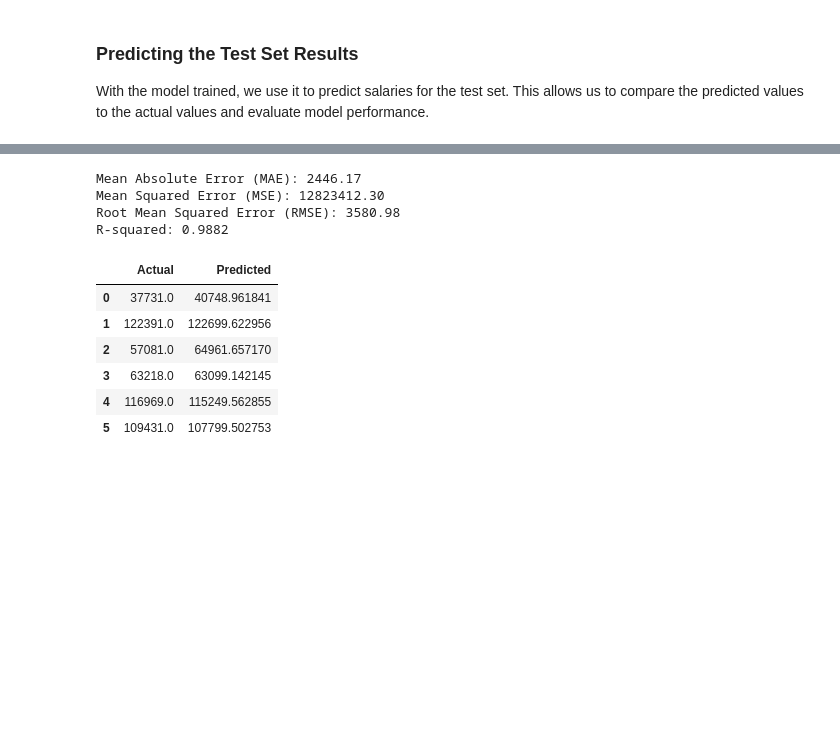
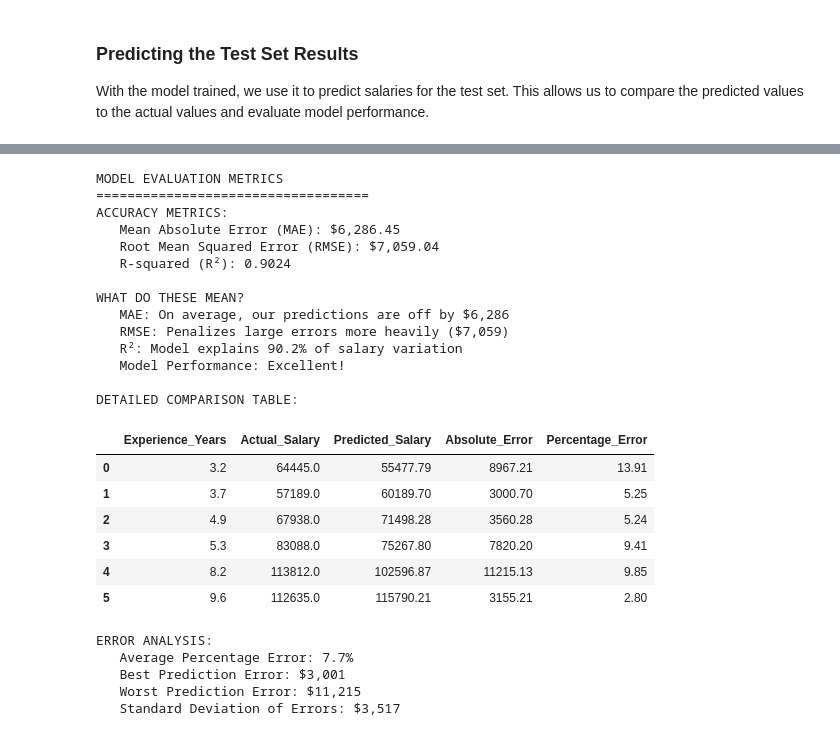
Before and after one commit to Morobang/machine-learning-journey, a Jupyter notebook: 01_supervised_learning/01_regression/notebooks/01_simple_linear_regression.ipynb, the cells around one changed output, grey strips where cells are left out. Cells and saved outputs as stored; diff of their text form; code cells hidden in the pictures; blank space fills up the shorter version.

```diff
--- a/01_supervised_learning/01_regression/notebooks/01_simple_linear_regression.ipynb
+++ b/01_supervised_learning/01_regression/notebooks/01_simple_linear_regression.ipynb
@@ -710,67 +390,82 @@ if len(y_pred) > 10:
 # %%
-# 📏 Comprehensive Model Evaluation
+# Comprehensive Model Evaluation
 from sklearn.metrics import mean_absolute_error, mean_squared_error, r2_score
 
-print("📏 MODEL EVALUATION METRICS")
+print("MODEL EVALUATION METRICS")
 print("="*35)
 
 # Calculate evaluation metrics
 mae = mean_absolute_error(y_test, y_pred)
 mse = mean_squared_error(y_test, y_pred)
 rmse = np.sqrt(mse)
 r2 = r2_score(y_test, y_pred)
 
-print("🎯 ACCURACY METRICS:")
-print(f"   📊 Mean Absolute Error (MAE): ${mae:,.2f}")
-print(f"   📊 Root Mean Squared Error (RMSE): ${rmse:,.2f}")
-print(f"   📊 R-squared (R²): {r2:.4f}")
+print("ACCURACY METRICS:")
+print(f"   Mean Absolute Error (MAE): ${mae:,.2f}")
+print(f"   Root Mean Squared Error (RMSE): ${rmse:,.2f}")
+print(f"   R-squared (R²): {r2:.4f}")
 
-print(f"\n💡 WHAT DO THESE MEAN?")
-print(f"   📊 MAE: On average, our predictions are off by ${mae:,.0f}")
-print(f"   📊 RMSE: Penalizes large errors more heavily (${rmse:,.0f})")
-print(f"   📊 R²: Model explains {r2*100:.1f}% of salary variation")
+print(f"\nWHAT DO THESE MEAN?")
+print(f"   MAE: On average, our predictions are off by ${mae:,.0f}")
+print(f"   RMSE: Penalizes large errors more heavily (${rmse:,.0f})")
+print(f"   R²: Model explains {r2*100:.1f}% of salary variation")
 
 # Interpret R-squared
 if r2 > 0.9:
-    r2_interpretation = "Excellent! 🌟"
+    r2_interpretation = "Excellent!"
 elif r2 > 0.7:
-    r2_interpretation = "Good! 👍"
+    r2_interpretation = "Good!"
 elif r2 > 0.5:
-    r2_interpretation = "Moderate 👌"
+    r2_interpretation = "Moderate"
 else:
-    r2_interpretation = "Needs improvement 📈"
+    r2_interpretation = "Needs improvement"
 
-print(f"   📈 Model Performance: {r2_interpretation}")
+print(f"   Model Performance: {r2_interpretation}")
 
 # Create comparison DataFrame
-print(f"\n📋 DETAILED COMPARISON TABLE:")
+print(f"\nDETAILED COMPARISON TABLE:")
 results_df = pd.DataFrame({
     'Experience_Years': X_test.iloc[:, 0].values,
     'Actual_Salary': y_test.values,
     'Predicted_Salary': y_pred,
     'Absolute_Error': np.abs(y_test.values - y_pred),
     'Percentage_Error': np.abs(y_test.values - y_pred) / y_test.values * 100
 })
 
 # Sort by experience for better readability
 results_df = results_df.sort_values('Experience_Years').reset_index(drop=True)
 display(results_df.round(2))
 
 # Summary statistics
-print(f"\n📈 ERROR ANALYSIS:")
-print(f"   🎯 Average Percentage Error: {results_df['Percentage_Error'].mean():.1f}%")
-print(f"   📊 Best Prediction Error: ${results_df['Absolute_Error'].min():,.0f}")
-print(f"   📊 Worst Prediction Error: ${results_df['Absolute_Error'].max():,.0f}")
-print(f"   📏 Standard Deviation of Errors: ${results_df['Absolute_Error'].std():,.0f}")
+print(f"\nERROR ANALYSIS:")
+print(f"   Average Percentage Error: {results_df['Percentage_Error'].mean():.1f}%")
+print(f"   Best Prediction Error: ${results_df['Absolute_Error'].min():,.0f}")
+print(f"   Worst Prediction Error: ${results_df['Absolute_Error'].max():,.0f}")
+print(f"   Standard Deviation of Errors: ${results_df['Absolute_Error'].std():,.0f}")
 # %% [output]
-Mean Absolute Error (MAE): 2446.17
-Mean Squared Error (MSE): 12823412.30
-Root Mean Squared Error (RMSE): 3580.98
-R-squared: 0.9882
+MODEL EVALUATION METRICS
+===================================
+ACCURACY METRICS:
+   Mean Absolute Error (MAE): $6,286.45
+   Root Mean Squared Error (RMSE): $7,059.04
+   R-squared (R²): 0.9024
+
+WHAT DO THESE MEAN?
+   MAE: On average, our predictions are off by $6,286
+   RMSE: Penalizes large errors more heavily ($7,059)
+   R²: Model explains 90.2% of salary variation
+   Model Performance: Excellent!
+
+DETAILED COMPARISON TABLE:
-|  | Actual | Predicted |
-| 0 | 37731.0 | 40748.961841 |
-| 1 | 122391.0 | 122699.622956 |
-| 2 | 57081.0 | 64961.657170 |
-| 3 | 63218.0 | 63099.142145 |
-| 4 | 116969.0 | 115249.562855 |
-| 5 | 109431.0 | 107799.502753 |
+|  | Experience_Years | Actual_Salary | Predicted_Salary | Absolute_Error | Percentage_Error |
+| 0 | 3.2 | 64445.0 | 55477.79 | 8967.21 | 13.91 |
+| 1 | 3.7 | 57189.0 | 60189.70 | 3000.70 | 5.25 |
+| 2 | 4.9 | 67938.0 | 71498.28 | 3560.28 | 5.24 |
+| 3 | 5.3 | 83088.0 | 75267.80 | 7820.20 | 9.41 |
+| 4 | 8.2 | 113812.0 | 102596.87 | 11215.13 | 9.85 |
+| 5 | 9.6 | 112635.0 | 115790.21 | 3155.21 | 2.80 |
+ERROR ANALYSIS:
+   Average Percentage Error: 7.7%
+   Best Prediction Error: $3,001
+   Worst Prediction Error: $11,215
+   Standard Deviation of Errors: $3,517
```
Also changed, not shown: parts of 63 cells of this notebook, 19 other files.
